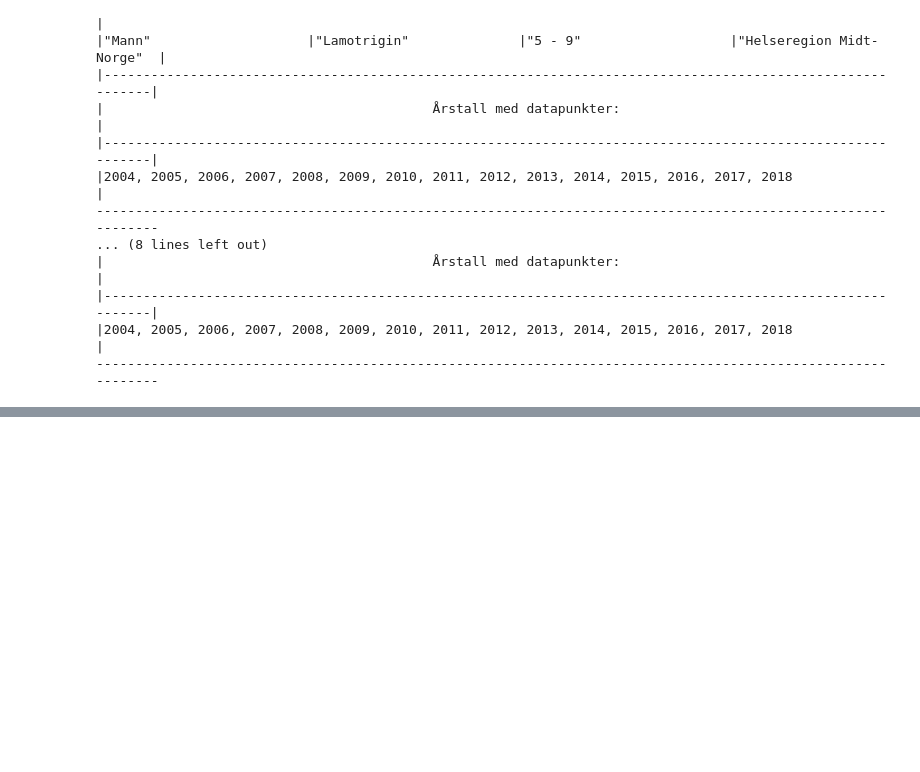
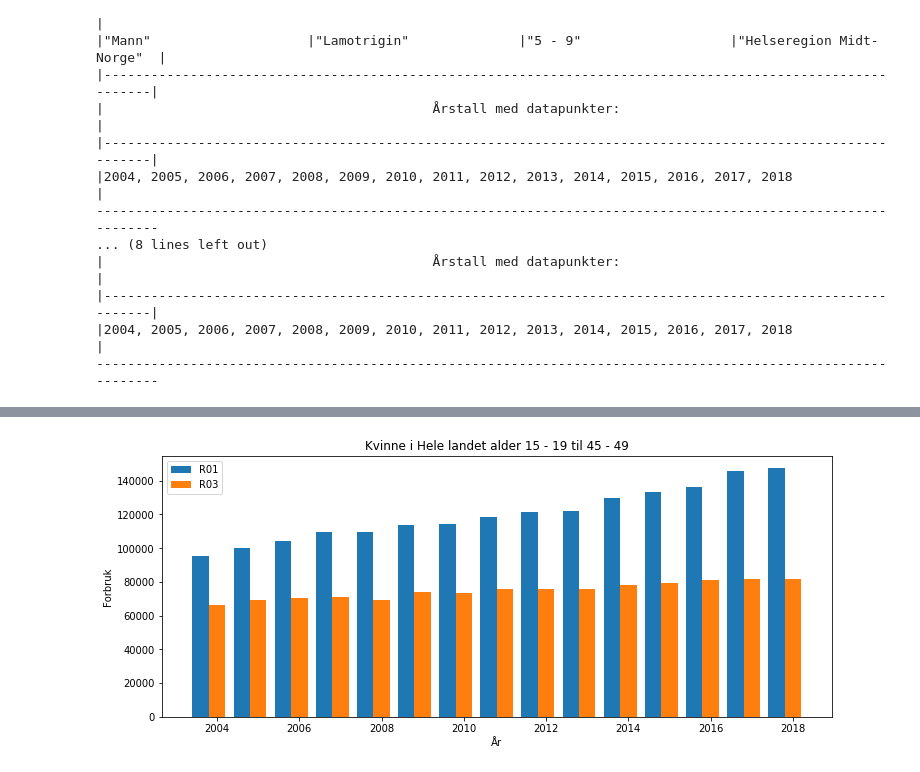
Before and after one commit to JonOttesen/summer_project, a Jupyter notebook: Untitled.ipynb, the cells around one changed output, grey strips where cells are left out. Cells and saved outputs as stored; diff of their text form; code cells hidden in the pictures; blank space fills up the shorter version.

```diff
--- a/Untitled.ipynb
+++ b/Untitled.ipynb
@@ -27,0 +40,4 @@ respir.tabell()
+# %%
+respir.medisinforbruk_i(drug = ['R01', 'R03'], gender = 'Kvinne', region = 'Hele landet', age_start = 15, age_end= 49, period_start = 2004, period_end = 2018)
+# %% [output]
+[figure, added]
```
Also changed, not shown: parts of 10 cells of this notebook, 16 other files.
